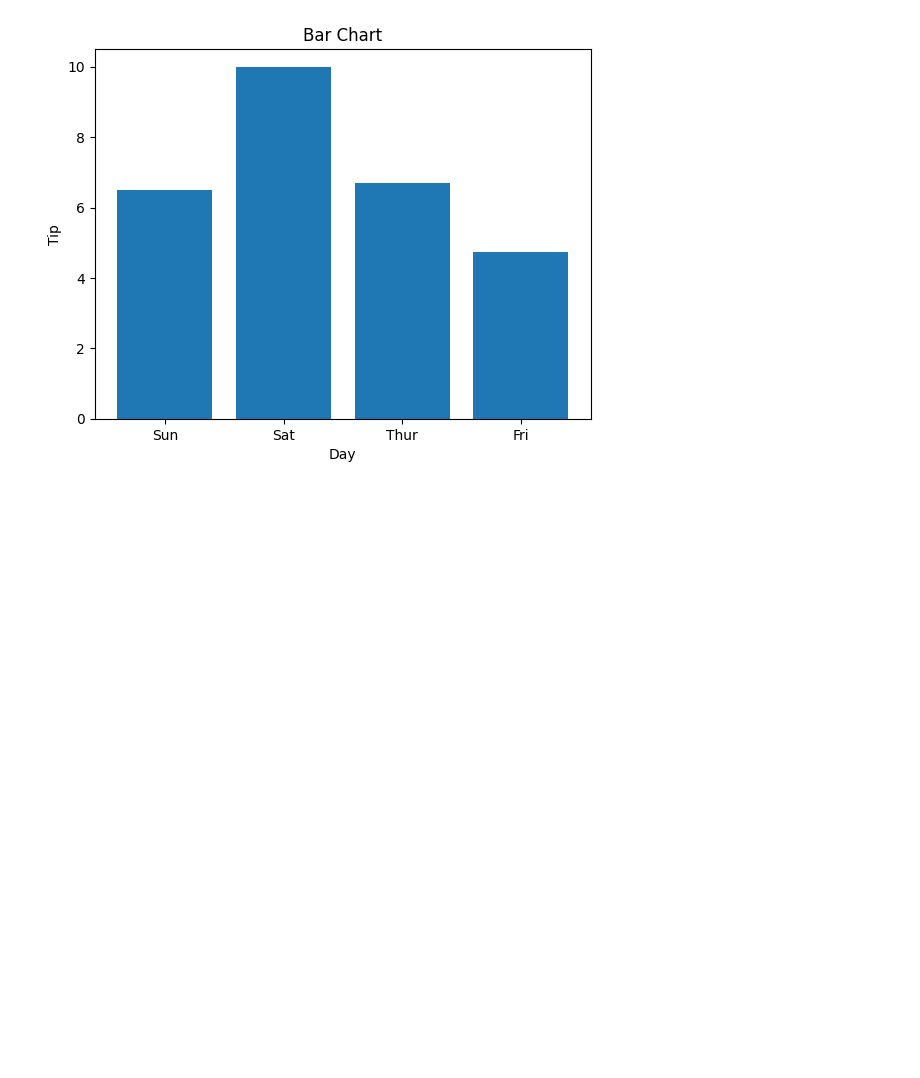
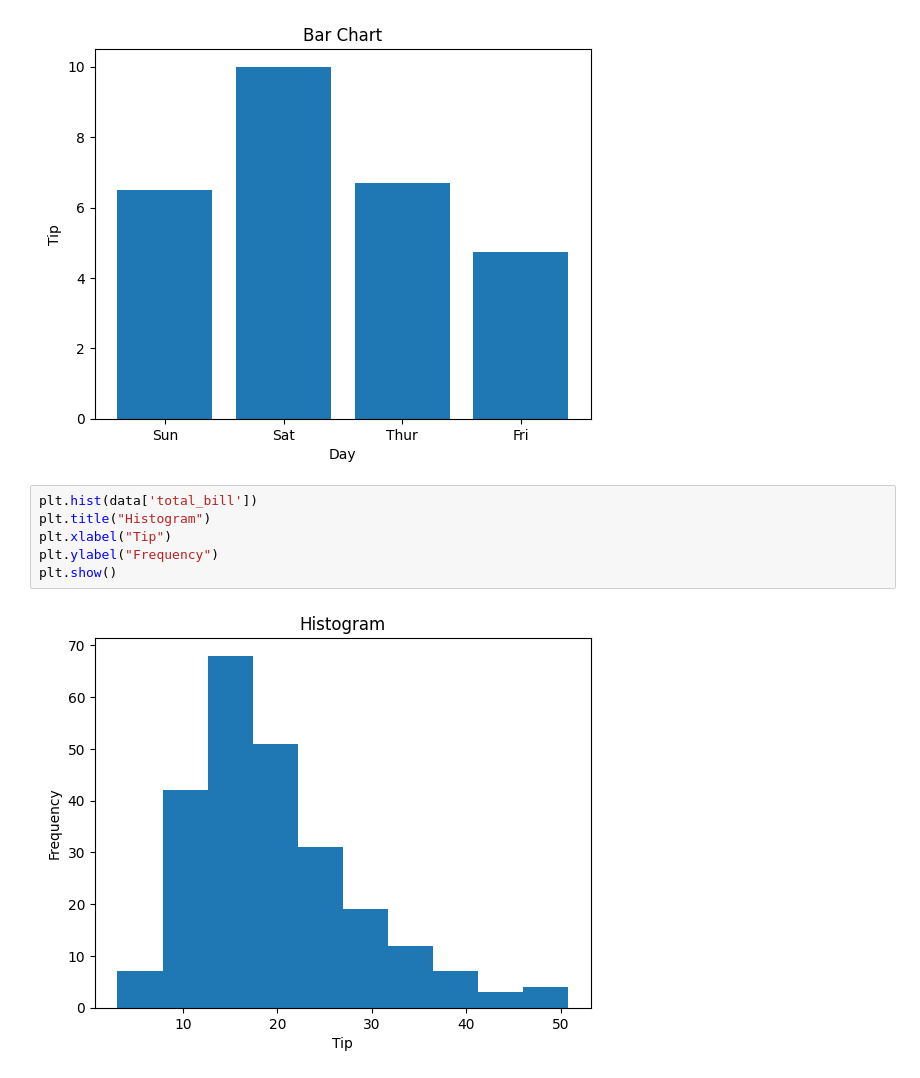
Before and after one commit to vikasgrg/Analytics, a Jupyter notebook: vgarg.ipynb, the cells around one changed output. Saved outputs shown, nothing was run; the diff lists cells and outputs as text; blank space fills up the shorter version.

```diff
--- a/vgarg.ipynb
+++ b/vgarg.ipynb
@@ -28,3 +28,11 @@ plt.ylabel("Tip")
 plt.show()
 # %% [output]
 [figure]
+# %%
+plt.hist(data['total_bill'])
+plt.title("Histogram")
+plt.xlabel("Tip")
+plt.ylabel("Frequency")
+plt.show()
+# %% [output]
+[figure, added]
```
Also changed, not shown: parts of 4 cells of this notebook.
